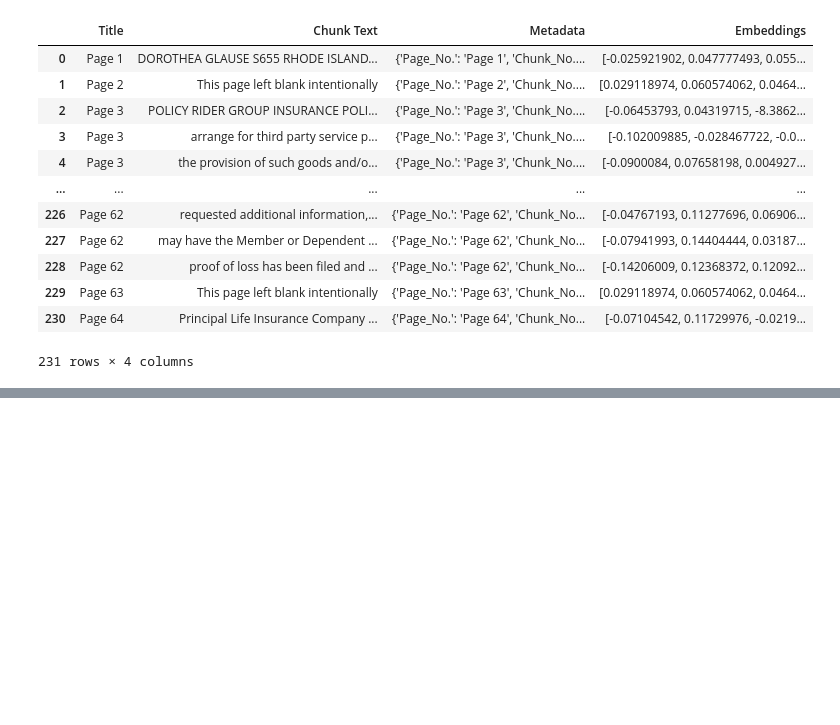
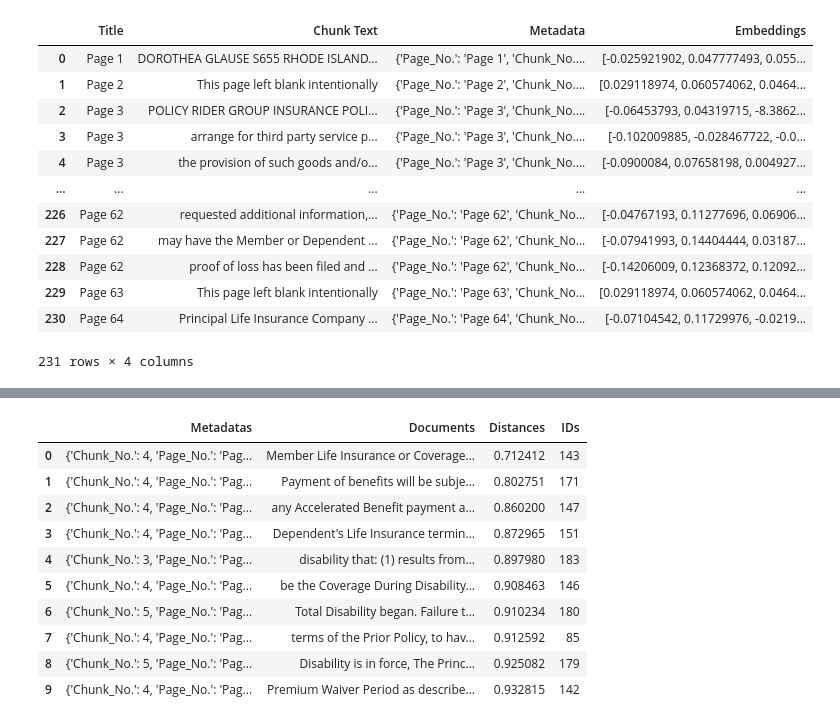
Before and after one commit to Aswani-ReddyKV/HelpMateAI, a Jupyter notebook: Aswani_Reddy_HelpMateAI.ipynb, the cells around one changed output, grey strips where cells are left out. Drawn from its saved outputs; the diff is of its cells as text; code cells hidden in the pictures; blank space fills up the shorter version.

```diff
--- a/Aswani_Reddy_HelpMateAI.ipynb
+++ b/Aswani_Reddy_HelpMateAI.ipynb
@@ -344,0 +393,3 @@ fixed_chunk_df
+# %%
+# create a cache collection
+cache_collection = client.get_or_create_collection(name='insurance-collection-cache')
@@ -344,0 +413,3 @@ fixed_chunk_df
+# %%
+# Read the user query
+query = input()
@@ -344,0 +418,7 @@ fixed_chunk_df
+# %%
+# Searh the Cache collection first
+# Query the collection against the user query and return the top 20 results
+cache_results = cache_collection.query(
+    query_texts=query,
+    n_results=1
+)
@@ -344,0 +527,15 @@ fixed_chunk_df
+# %%
+# print the results
+results_df
+# %% [output]
+|  | Metadatas | Documents | Distances | IDs |
+| 0 | {'Chunk_No.': 4, 'Page_No.': 'Pag... | Member Life Insurance or Coverage... | 0.712412 | 143 |
+| 1 | {'Chunk_No.': 4, 'Page_No.': 'Pag... | Payment of benefits will be subje... | 0.802751 | 171 |
+| 2 | {'Chunk_No.': 4, 'Page_No.': 'Pag... | any Accelerated Benefit payment a... | 0.860200 | 147 |
+| 3 | {'Chunk_No.': 4, 'Page_No.': 'Pag... | Dependent's Life Insurance termin... | 0.872965 | 151 |
+| 4 | {'Chunk_No.': 3, 'Page_No.': 'Pag... | disability that: (1) results from... | 0.897980 | 183 |
+| 5 | {'Chunk_No.': 4, 'Page_No.': 'Pag... | be the Coverage During Disability... | 0.908463 | 146 |
+| 6 | {'Chunk_No.': 5, 'Page_No.': 'Pag... | Total Disability began. Failure t... | 0.910234 | 180 |
+| 7 | {'Chunk_No.': 4, 'Page_No.': 'Pag... | terms of the Prior Policy, to hav... | 0.912592 | 85 |
+| 8 | {'Chunk_No.': 5, 'Page_No.': 'Pag... | Disability is in force, The Princ... | 0.925082 | 179 |
+| 9 | {'Chunk_No.': 4, 'Page_No.': 'Pag... | Premium Waiver Period as describe... | 0.932815 | 142 |
```
Also changed, not shown: parts of 22 cells of this notebook.
